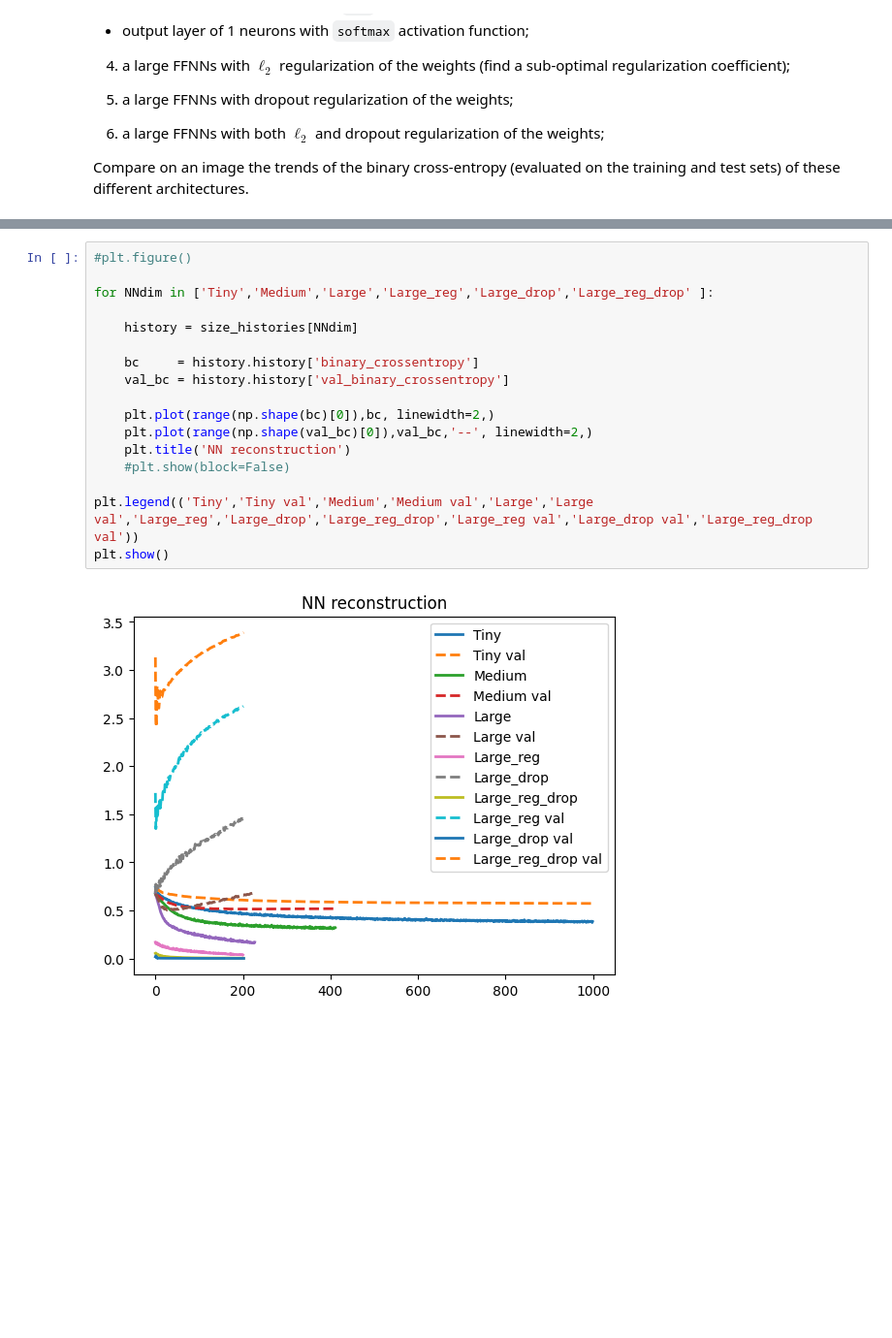
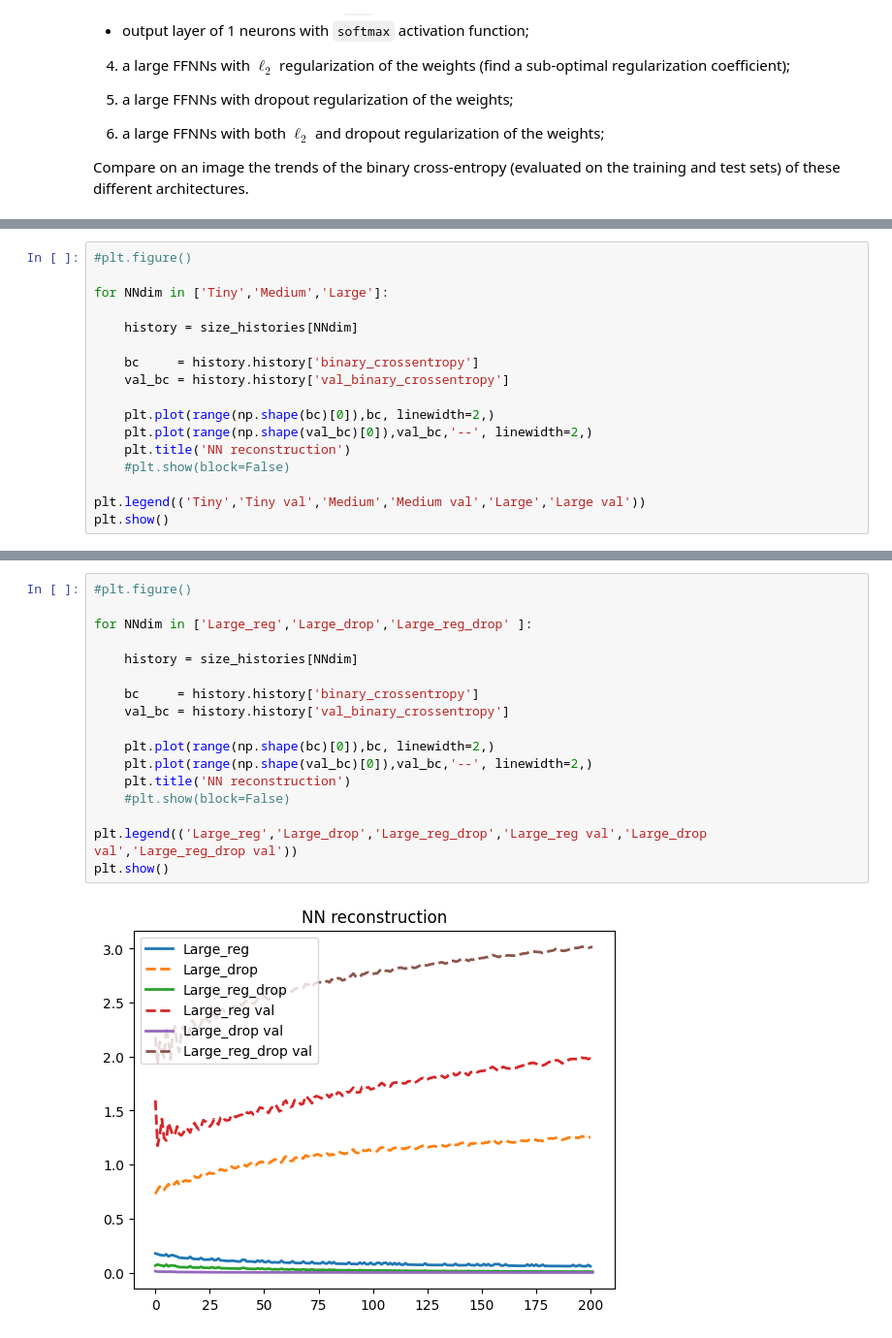
Before and after one commit to Alepescinaa/ScientificTools, a Jupyter notebook: Lab_Ricky/Lab2/NeuralNetwork_ex1.ipynb, the cells around one changed output, grey strips where cells are left out. Shown at 97% size. Saved outputs shown, nothing was run; the diff lists cells and outputs as text; blank space fills up the shorter version.

```diff
--- a/Lab_Ricky/Lab2/NeuralNetwork_ex1.ipynb
+++ b/Lab_Ricky/Lab2/NeuralNetwork_ex1.ipynb
@@ -141,0 +179,17 @@ Compare on an image the trends of the binary cross-entropy (evaluated on the tra
+# %%
+#plt.figure()
+
+for NNdim in ['Tiny','Medium','Large']:
+
+    history = size_histories[NNdim]
+
+    bc     = history.history['binary_crossentropy']
+    val_bc = history.history['val_binary_crossentropy']
+
+    plt.plot(range(np.shape(bc)[0]),bc, linewidth=2,)
+    plt.plot(range(np.shape(val_bc)[0]),val_bc,'--', linewidth=2,)
+    plt.title('NN reconstruction')
+    #plt.show(block=False)
+
+plt.legend(('Tiny','Tiny val','Medium','Medium val','Large','Large val'))
+plt.show()
@@ -230,19 +249,19 @@ Epoch 52/1000
 # %%
 #plt.figure()
 
-for NNdim in ['Tiny','Medium','Large','Large_reg','Large_drop','Large_reg_drop' ]:
+for NNdim in ['Large_reg','Large_drop','Large_reg_drop' ]:
 
     history = size_histories[NNdim]
 
     bc     = history.history['binary_crossentropy']
     val_bc = history.history['val_binary_crossentropy']
 
     plt.plot(range(np.shape(bc)[0]),bc, linewidth=2,)
     plt.plot(range(np.shape(val_bc)[0]),val_bc,'--', linewidth=2,)
     plt.title('NN reconstruction')
     #plt.show(block=False)
 
-plt.legend(('Tiny','Tiny val','Medium','Medium val','Large','Large val','Large_reg','Large_drop','Large_reg_drop','Large_reg val','Large_drop val','Large_reg_drop val'))
+plt.legend(('Large_reg','Large_drop','Large_reg_drop','Large_reg val','Large_drop val','Large_reg_drop val'))
 plt.show()
 # %% [output]
-[figure, old version]
+[figure, new version]
```
Also changed, not shown: parts of 7 cells of this notebook.
